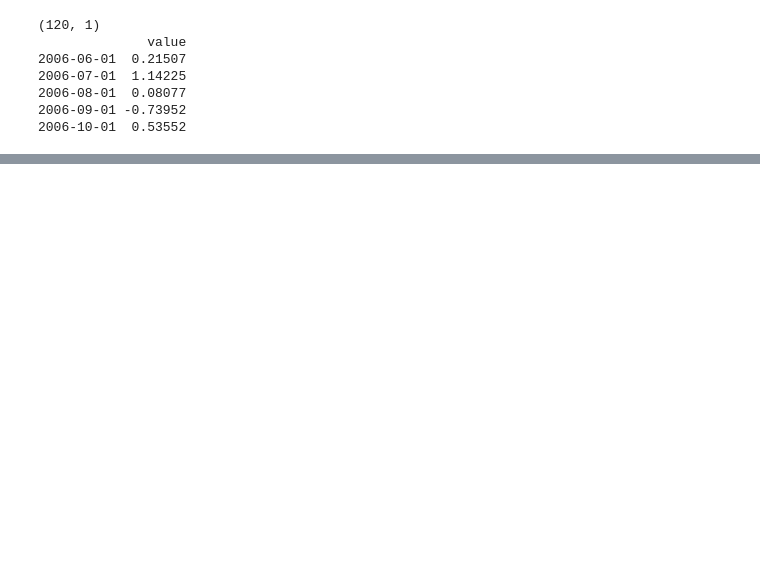
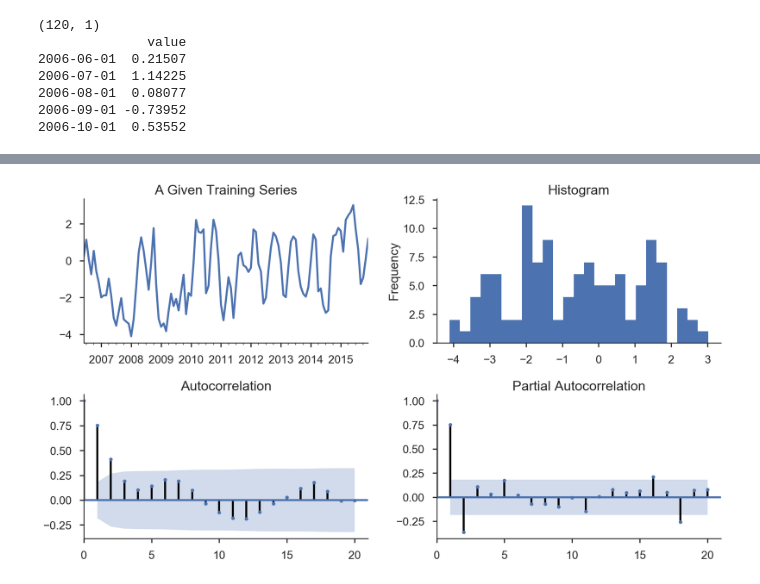
Before and after one commit to OranginaGaoZhao/Time-Series-Forecasting, a Jupyter notebook: Section_3_ARIMA_Models.ipynb, the cells around one changed output, grey strips where cells are left out. Drawn from its saved outputs; the diff is of its cells as text; code cells hidden in the pictures; blank space fills up the shorter version.

```diff
--- a/Section_3_ARIMA_Models.ipynb
+++ b/Section_3_ARIMA_Models.ipynb
@@ -77,0 +83,6 @@ print(ts_df.head())
+# %%
+n_train = int(0.95*n_sample)+1
+n_forecast = n_sample - n_train
+
+ts_train = ts_df.iloc[:n_train]['value']
+ts_test = ts_df.iloc[n_train:]['value']
@@ -77,0 +114,27 @@ print(ts_df.head())
+# %%
+def tsplot(y, lags=None, title='', figsize=(14, 8)):
+    '''Examine the patterns of ACF and PACF, along with the time series plot and histogram.
+
+    Source: https://tomaugspurger.github.io/modern-7-timeseries.html
+    '''
+    fig = plt.figure(figsize=figsize)
+    layout = (2, 2)
+    ts_ax   = plt.subplot2grid(layout, (0, 0))
+    hist_ax = plt.subplot2grid(layout, (0, 1))
+    acf_ax  = plt.subplot2grid(layout, (1, 0))
+    pacf_ax = plt.subplot2grid(layout, (1, 1))
+
+    y.plot(ax=ts_ax)
+    ts_ax.set_title(title)
+    y.plot(ax=hist_ax, kind='hist', bins=25)
+    hist_ax.set_title('Histogram')
+    smt.graphics.plot_acf(y, lags=lags, ax=acf_ax)
+    smt.graphics.plot_pacf(y, lags=lags, ax=pacf_ax)
+    [ax.set_xlim(0) for ax in [acf_ax, pacf_ax]]
+    sns.despine()
+    fig.tight_layout()
+    return ts_ax, acf_ax, pacf_ax
+# %%
+tsplot(ts_train, title='A Given Training Series', lags=20);
+# %% [output]
+[figure, added]
```
Also changed, not shown: parts of 10 cells of this notebook.
